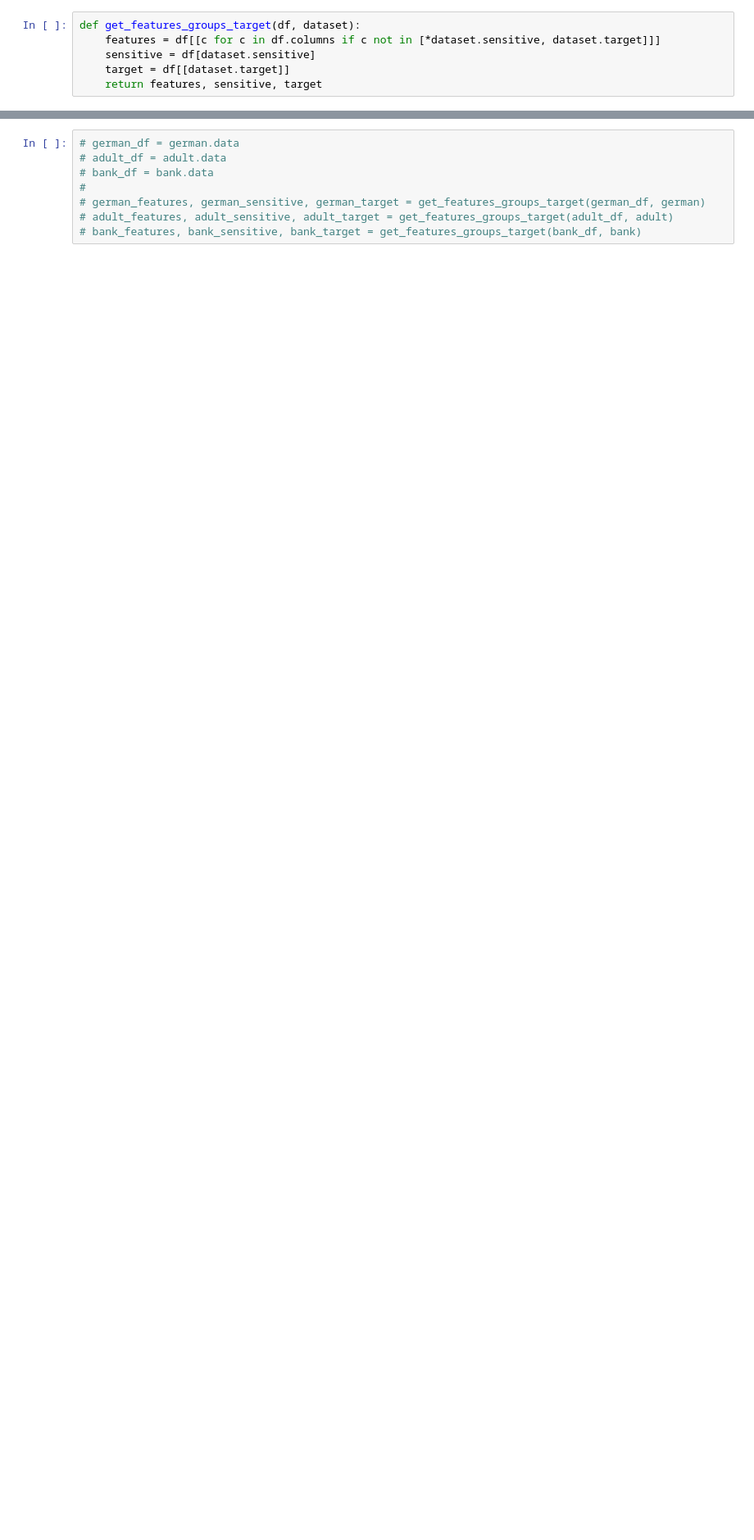
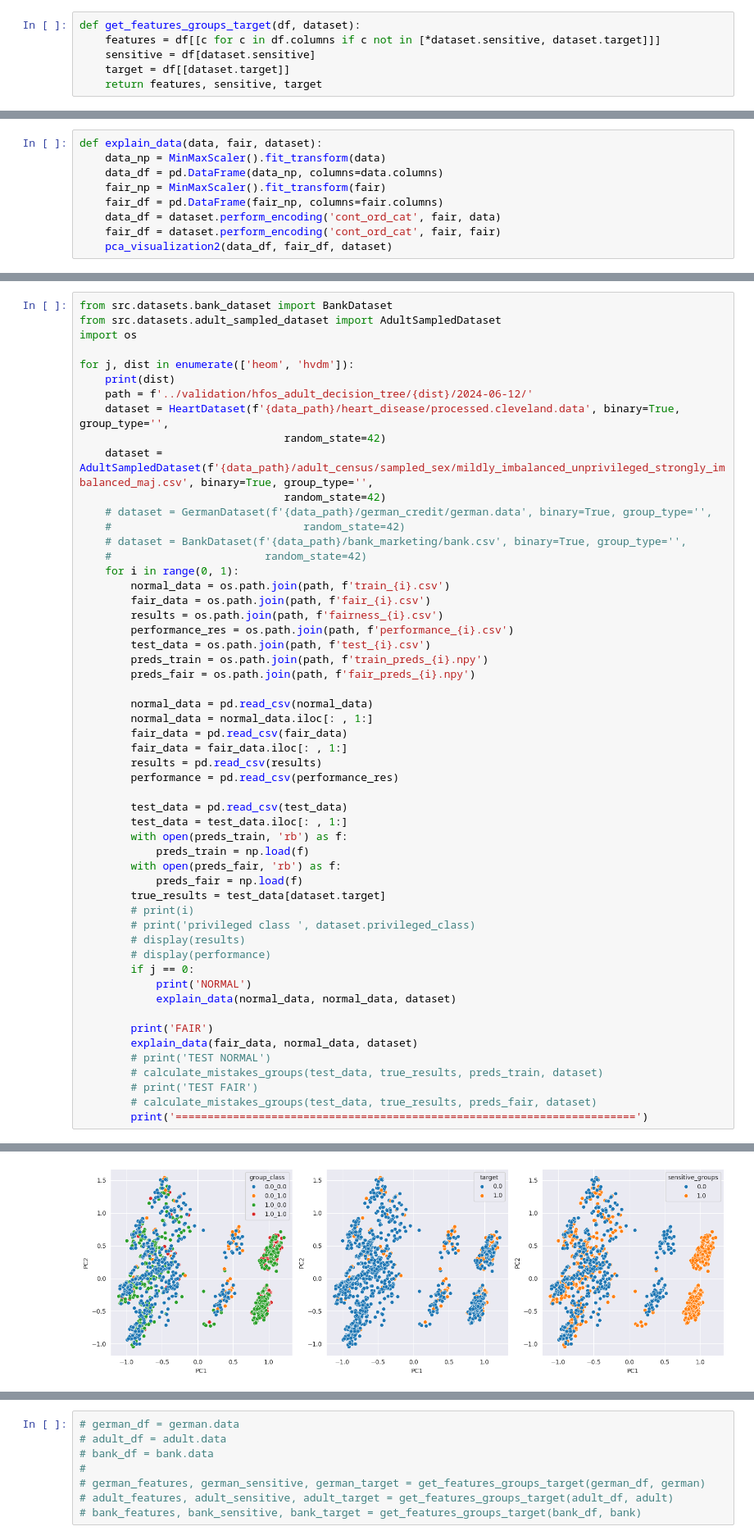
Before and after one commit to annprzy/fair_rbh, a Jupyter notebook: notebooks/data_analysis.ipynb, the cells around one changed output, grey strips where cells are left out. Shown at 82% size. Cells and saved outputs as stored; diff of their text form; blank space fills up the shorter version.

```diff
--- a/notebooks/data_analysis.ipynb
+++ b/notebooks/data_analysis.ipynb
@@ -40,0 +98,9 @@ pca_visualization(german_features, german_sensitive, german_target[german.target
+# %%
+def explain_data(data, fair, dataset):
+    data_np = MinMaxScaler().fit_transform(data)
+    data_df = pd.DataFrame(data_np, columns=data.columns)
+    fair_np = MinMaxScaler().fit_transform(fair)
+    fair_df = pd.DataFrame(fair_np, columns=fair.columns)
+    data_df = dataset.perform_encoding('cont_ord_cat', fair, data)
+    fair_df = dataset.perform_encoding('cont_ord_cat', fair, fair)
+    pca_visualization2(data_df, fair_df, dataset)
@@ -40,0 +120,55 @@ pca_visualization(german_features, german_sensitive, german_target[german.target
+# %%
+from src.datasets.bank_dataset import BankDataset
+from src.datasets.adult_sampled_dataset import AdultSampledDataset
+import os
+
+for j, dist in enumerate(['heom', 'hvdm']):
+    print(dist)
+    path = f'../validation/hfos_adult_decision_tree/{dist}/2024-06-12/'
+    dataset = HeartDataset(f'{data_path}/heart_disease/processed.cleveland.data', binary=True, group_type='',
+                                random_state=42)
+    dataset = AdultSampledDataset(f'{data_path}/adult_census/sampled_sex/mildly_imbalanced_unprivileged_strongly_imbalanced_maj.csv', binary=True, group_type='',
+                                random_state=42)
+    # dataset = GermanDataset(f'{data_path}/german_credit/german.data', binary=True, group_type='',
+    #                              random_state=42)
+    # dataset = BankDataset(f'{data_path}/bank_marketing/bank.csv', binary=True, group_type='',
+    #                        random_state=42)
+    for i in range(0, 1):
+        normal_data = os.path.join(path, f'train_{i}.csv')
+        fair_data = os.path.join(path, f'fair_{i}.csv')
+        results = os.path.join(path, f'fairness_{i}.csv')
+        performance_res = os.path.join(path, f'performance_{i}.csv')
+        test_data = os.path.join(path, f'test_{i}.csv')
+        preds_train = os.path.join(path, f'train_preds_{i}.npy')
+        preds_fair = os.path.join(path, f'fair_preds_{i}.npy')
+
+        normal_data = pd.read_csv(normal_data)
+        normal_data = normal_data.iloc[: , 1:]
+        fair_data = pd.read_csv(fair_data)
+        fair_data = fair_data.iloc[: , 1:]
+        results = pd.read_csv(results)
+        performance = pd.read_csv(performance_res)
+
+        test_data = pd.read_csv(test_data)
+        test_data = test_data.iloc[: , 1:]
+        with open(preds_train, 'rb') as f:
+            preds_train = np.load(f)
+        with open(preds_fair, 'rb') as f:
+            preds_fair = np.load(f)
+        true_results = test_data[dataset.target]
+        # print(i)
+        # print('privileged class ', dataset.privileged_class)
+        # display(results)
+        # display(performance)
+        if j == 0:
+            print('NORMAL')
+            explain_data(normal_data, normal_data, dataset)
+
+        print('FAIR')
+        explain_data(fair_data, normal_data, dataset)
+        # print('TEST NORMAL')
+        # calculate_mistakes_groups(test_data, true_results, preds_train, dataset)
+        # print('TEST FAIR')
+        # calculate_mistakes_groups(test_data, true_results, preds_fair, dataset)
+        print('========================================================================')
+# %% [output]
@@ -40,0 +178 @@ pca_visualization(german_features, german_sensitive, german_target[german.target
+[figure, added]
```
Also changed, not shown: parts of 7 cells of this notebook, 42 other files.
